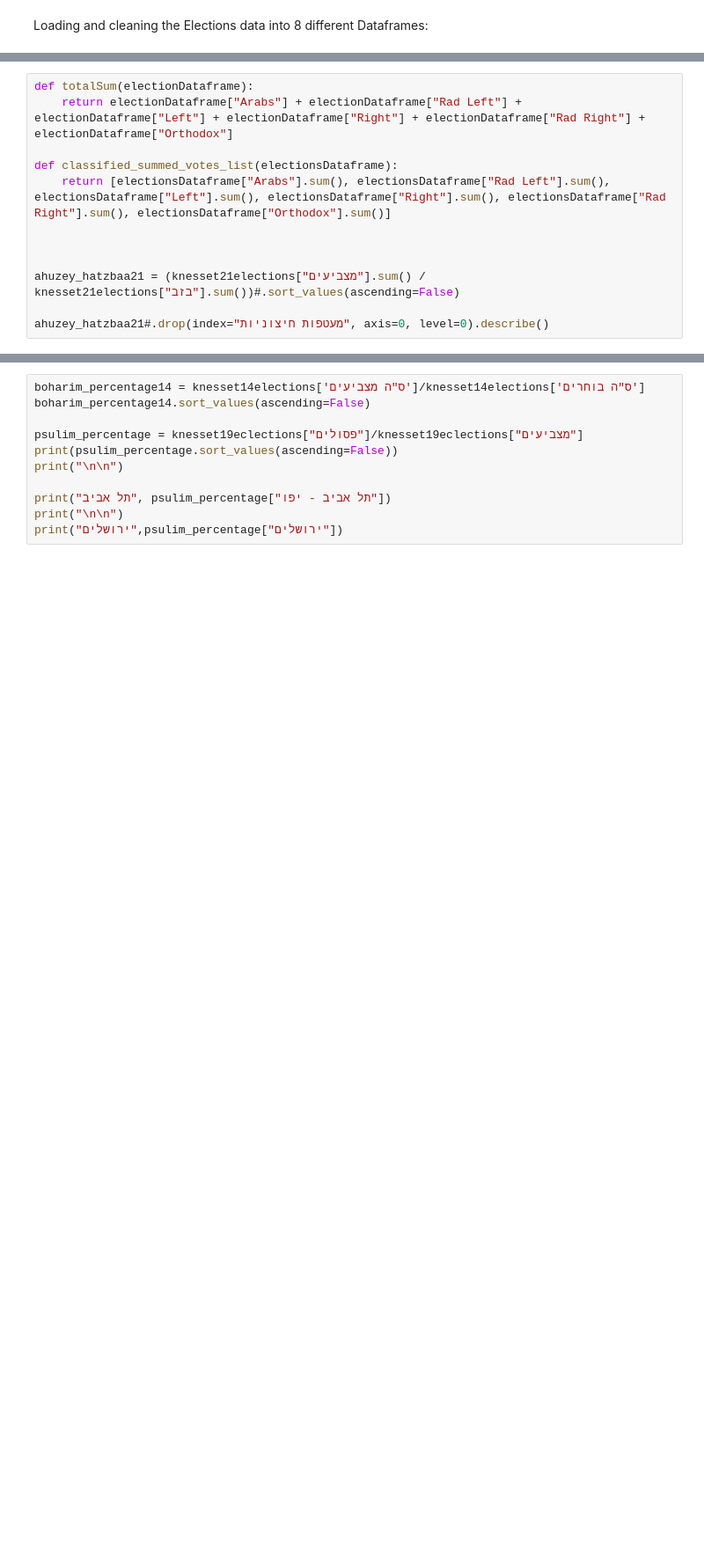
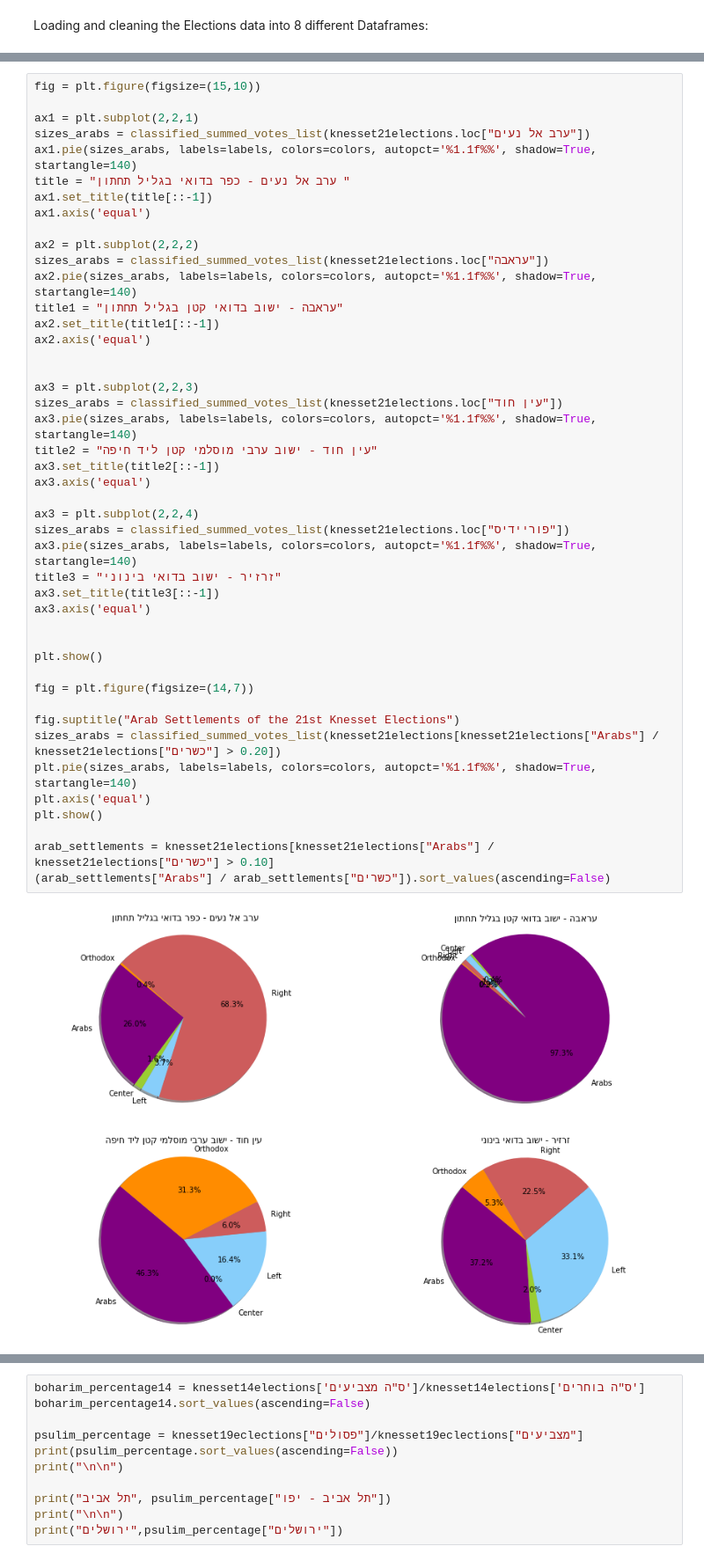
Before and after one commit to alexeyvasy/knesset-elections, a Jupyter notebook: Knesset Elections - Final Project.ipynb, the cells around one changed output, grey strips where cells are left out. Shown: that part at 88% size. Drawn from its saved outputs; the diff is of its cells as text; blank space fills up the shorter version.

```diff
--- a/Knesset Elections - Final Project.ipynb
+++ b/Knesset Elections - Final Project.ipynb
@@ -45,13 +45 @@ knesset14elections = knesset14elections.drop("סמל קלפי", axis=1).drop("כ
 knesset14elections = knesset14elections.groupby(by=["שם ישוב","סמל ישוב" ], axis=0).sum()
-# %%
-def totalSum(electionDataframe):
-    return electionDataframe["Arabs"] + electionDataframe["Rad Left"] + electionDataframe["Left"] + electionDataframe["Right"] + electionDataframe["Rad Right"] + electionDataframe["Orthodox"]
-
-def classified_summed_votes_list(electionsDataframe):
-    return [electionsDataframe["Arabs"].sum(), electionsDataframe["Rad Left"].sum(), electionsDataframe["Left"].sum(), electionsDataframe["Right"].sum(), electionsDataframe["Rad Right"].sum(), electionsDataframe["Orthodox"].sum()]
-
-
-
-ahuzey_hatzbaa21 = (knesset21elections["מצביעים"].sum() / knesset21elections["בזב"].sum())#.sort_values(ascending=False)
-
-ahuzey_hatzbaa21#.drop(index="מעטפות חיצוניות", axis=0, level=0).describe()
@@ -212,0 +294,47 @@ Length: 139, dtype: float64
+# %%
+fig = plt.figure(figsize=(15,10))
+
+ax1 = plt.subplot(2,2,1)
+sizes_arabs = classified_summed_votes_list(knesset21elections.loc["ערב אל נעים"])
+ax1.pie(sizes_arabs, labels=labels, colors=colors, autopct='%1.1f%%', shadow=True, startangle=140)
+title = "ערב אל נעים - כפר בדואי בגליל תחתון "
+ax1.set_title(title[::-1])
+ax1.axis('equal')
+
+ax2 = plt.subplot(2,2,2)
+sizes_arabs = classified_summed_votes_list(knesset21elections.loc["עראבה"])
+ax2.pie(sizes_arabs, labels=labels, colors=colors, autopct='%1.1f%%', shadow=True, startangle=140)
+title1 = "עראבה - ישוב בדואי קטן בגליל תחתון"
+ax2.set_title(title1[::-1])
+ax2.axis('equal')
+
+
+ax3 = plt.subplot(2,2,3)
+sizes_arabs = classified_summed_votes_list(knesset21elections.loc["עין חוד"])
+ax3.pie(sizes_arabs, labels=labels, colors=colors, autopct='%1.1f%%', shadow=True, startangle=140)
+title2 = "עין חוד - ישוב ערבי מוסלמי קטן ליד חיפה"
+ax3.set_title(title2[::-1])
+ax3.axis('equal')
+
+ax3 = plt.subplot(2,2,4)
+sizes_arabs = classified_summed_votes_list(knesset21elections.loc["פוריידיס"])
+ax3.pie(sizes_arabs, labels=labels, colors=colors, autopct='%1.1f%%', shadow=True, startangle=140)
+title3 = "זרזיר - ישוב בדואי בינוני"
+ax3.set_title(title3[::-1])
+ax3.axis('equal')
+
+
+plt.show()
+
+fig = plt.figure(figsize=(14,7))
+
+fig.suptitle("Arab Settlements of the 21st Knesset Elections")
+sizes_arabs = classified_summed_votes_list(knesset21elections[knesset21elections["Arabs"] / knesset21elections["כשרים"] > 0.20])
+plt.pie(sizes_arabs, labels=labels, colors=colors, autopct='%1.1f%%', shadow=True, startangle=140)
+plt.axis('equal')
+plt.show()
+
+arab_settlements = knesset21elections[knesset21elections["Arabs"] / knesset21elections["כשרים"] > 0.10]
+(arab_settlements["Arabs"] / arab_settlements["כשרים"]).sort_values(ascending=False)
+# %% [output]
+[figure, added]
```
Also changed, not shown: parts of 10 cells of this notebook.
